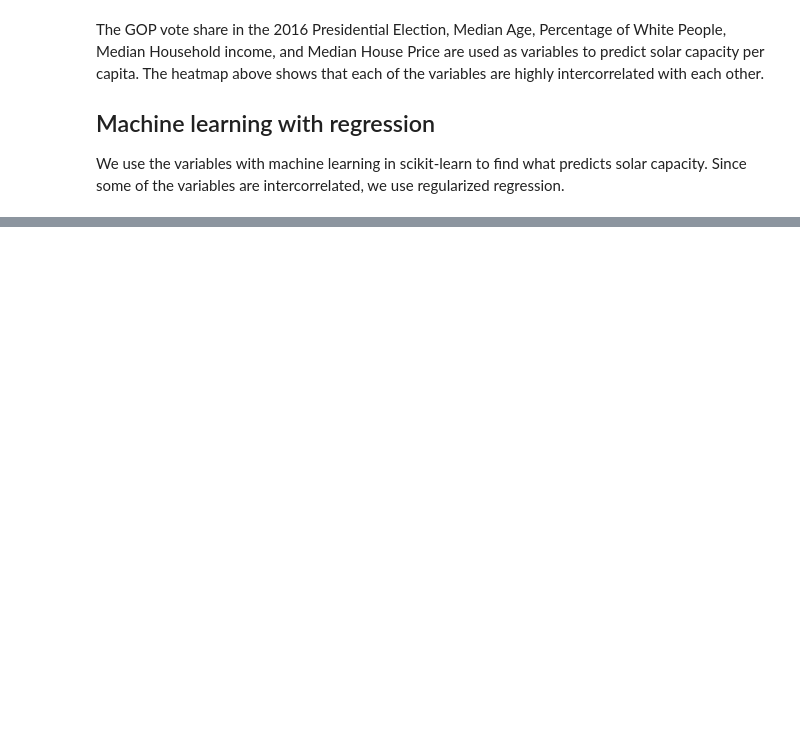
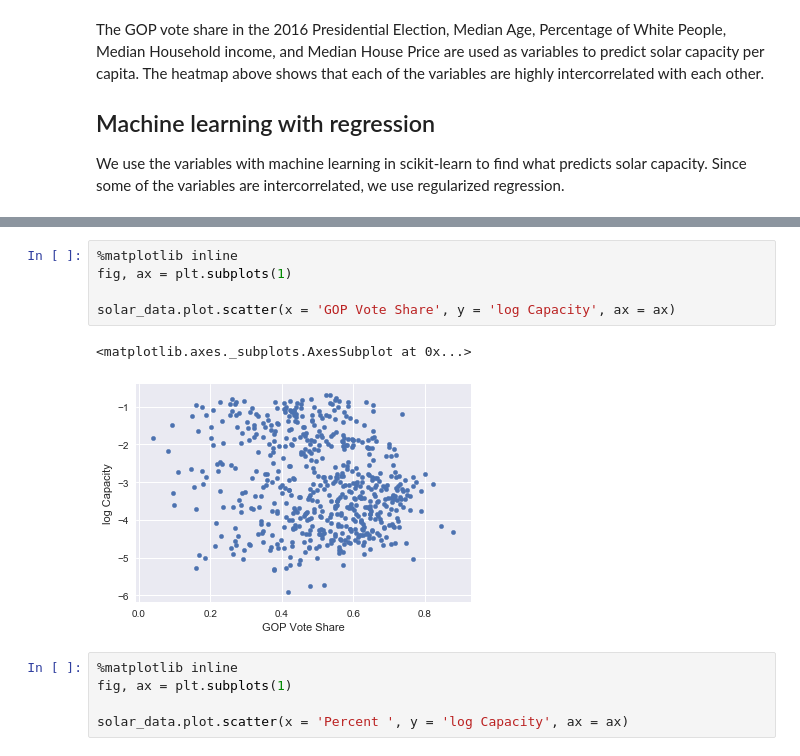
Before and after one commit to aawiegel/OpenPV-Predict, a Jupyter notebook: SolarPredictions.ipynb, the cells around one changed output, grey strips where cells are left out. Drawn from its saved outputs; the diff is of its cells as text; blank space fills up the shorter version.

```diff
--- a/SolarPredictions.ipynb
+++ b/SolarPredictions.ipynb
@@ -141,0 +150,13 @@ print(elastic_coef)
+# %%
+%matplotlib inline
+fig, ax = plt.subplots(1)
+
+solar_data.plot.scatter(x = 'GOP Vote Share', y = 'log Capacity', ax = ax)
+# %% [output]
+<matplotlib.axes._subplots.AxesSubplot at 0x...>
+[figure, added]
+# %%
+%matplotlib inline
+fig, ax = plt.subplots(1)
+
+solar_data.plot.scatter(x = 'Percent ', y = 'log Capacity', ax = ax)
```
Also changed, not shown: parts of 6 cells of this notebook.
